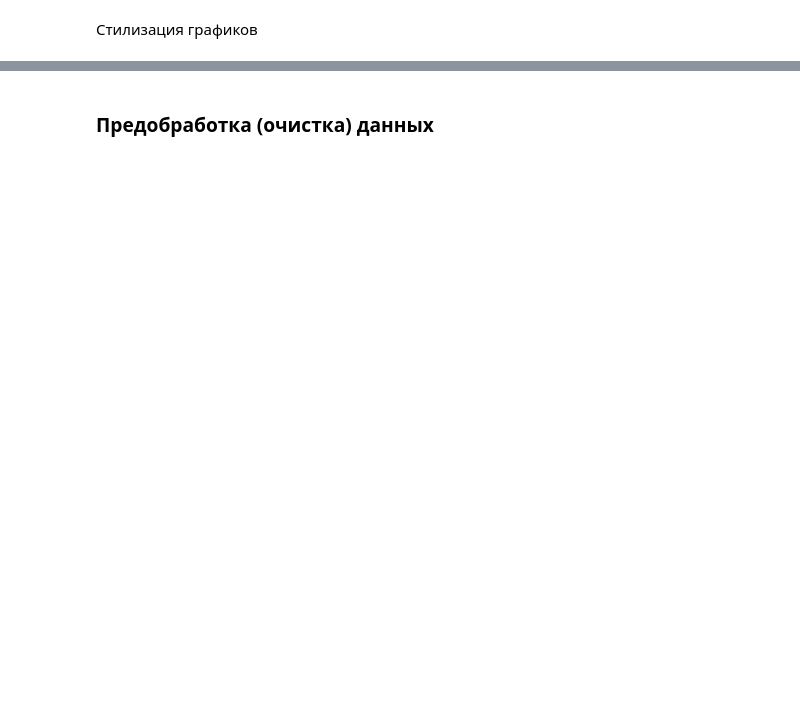
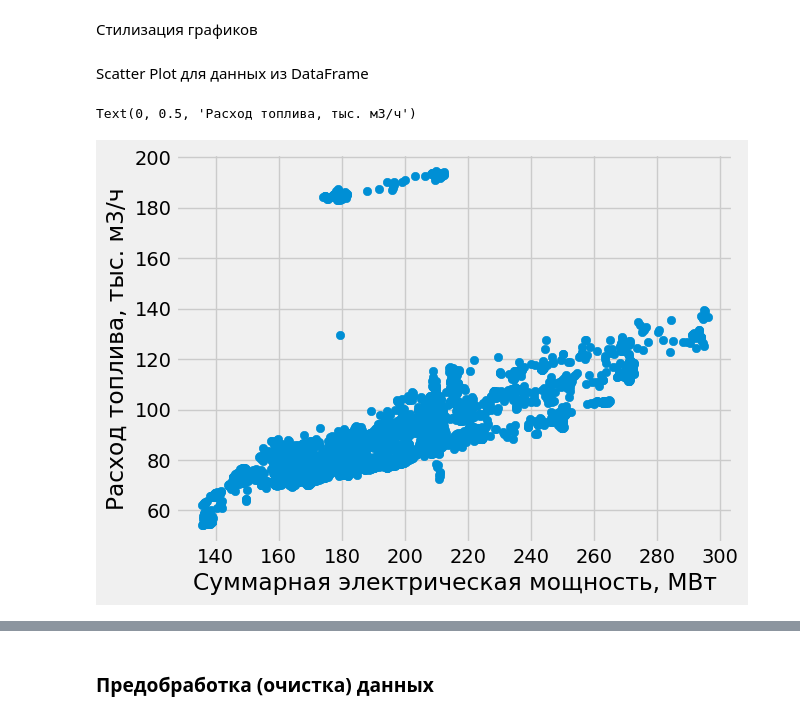
Before and after one commit to ArtyomShabunin/SMOPA, a Jupyter notebook: lesson_1.ipynb, the cells around one changed output, grey strips where cells are left out. Drawn from its saved outputs; the diff is of its cells as text; code cells hidden in the pictures; blank space fills up the shorter version.

```diff
--- a/lesson_1.ipynb
+++ b/lesson_1.ipynb
@@ -619,3 +627,12 @@ plt.show()
 Стилизация графиков
 # %%
 plt.style.use('fivethirtyeight')
+# %% [markdown]
+Scatter Plot для данных из DataFrame
+# %%
+plt.scatter(df1['sum_kWhr'] * 1e-3, df1['B_1e3m3']);
+plt.xlabel("Суммарная электрическая мощность, МВт");
+plt.ylabel("Расход топлива, тыс. м3/ч")
+# %% [output]
+Text(0, 0.5, 'Расход топлива, тыс. м3/ч')
+[figure, added]
```
Also changed, not shown: parts of 35 cells of this notebook.
